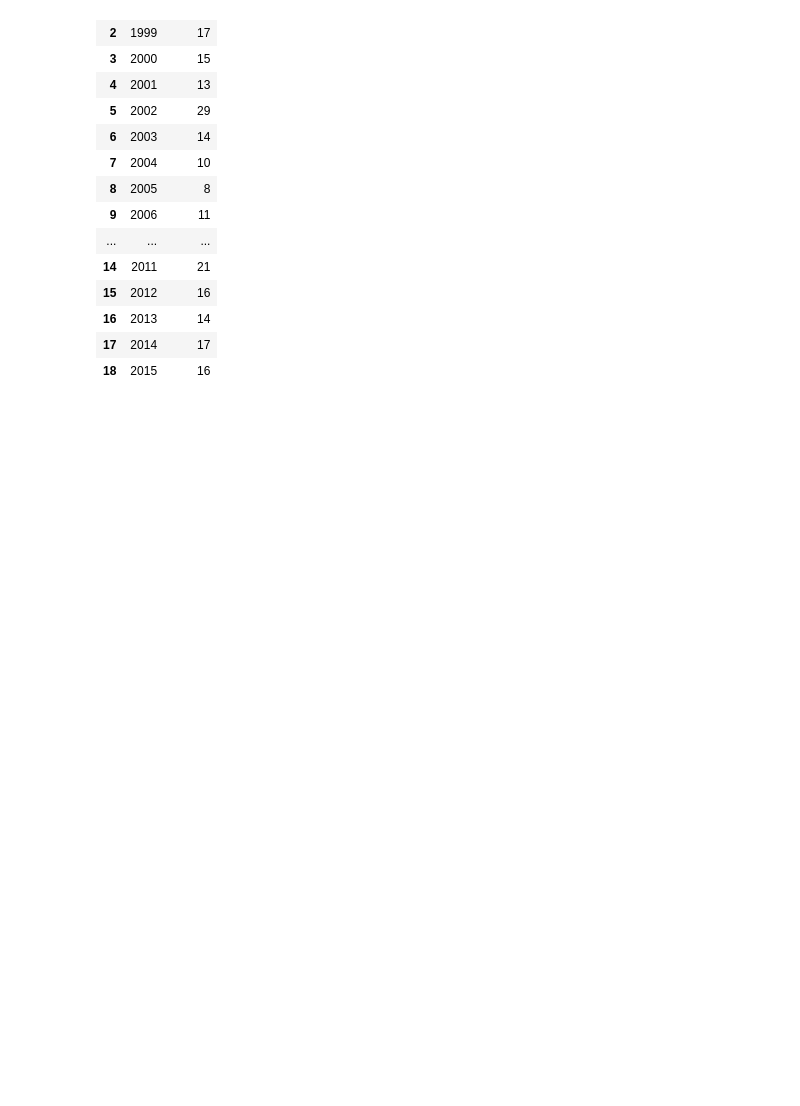
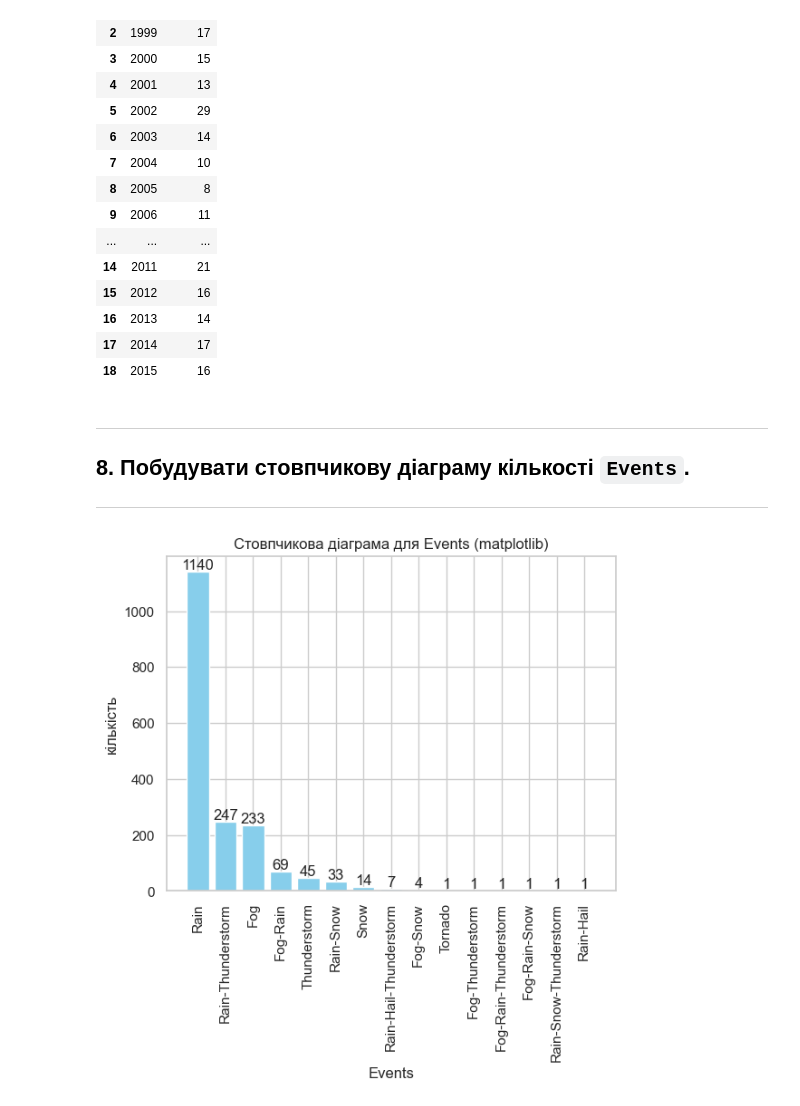
Before and after one commit to weissh0rn9/FAM_MLB, a Jupyter notebook: lab1/lab1.ipynb, the cells around one changed output. Cells and saved outputs as stored; diff of their text form; code cells hidden in the pictures; blank space fills up the shorter version.

```diff
--- a/lab1/lab1.ipynb
+++ b/lab1/lab1.ipynb
@@ -294,3 +294,30 @@ fog_df_by_years
 | 16 | 2013 | 14 |
 | 17 | 2014 | 17 |
 | 18 | 2015 | 16 |
+# %% [markdown]
+---
+## 8. Побудувати стовпчикову діаграму кількості `Events`.
+---
+# %%
+import matplotlib.pyplot as plt
+
+counts = weather_df['Events'].value_counts()
+bars = plt.bar(counts.index, counts.values, color='skyblue', width=0.8)
+plt.xlabel('Events')
+plt.ylabel('кількість')
+plt.title('Стовпчикова діаграма для Events (matplotlib)')
+plt.xticks(rotation=90)
+
+for bar in bars:
+    height = bar.get_height()
+    plt.text(
+        bar.get_x() + bar.get_width() / 2,  # горизонтальна позиція (центр стовпчика)
+        height,                           # вертикальна позиція (на рівні верхньої межі стовпчика)
+        str(height),                      # текст (кількість)
+        ha='center',                      # вирівнювання по горизонталі по центру
+        va='bottom'                       # вирівнювання по вертикалі знизу (щоб текст розташовувався над стовпчиком)
+    )
+
+plt.show()
+# %% [output]
+[figure, added]
```
Also changed, not shown: parts of 4 cells of this notebook.
